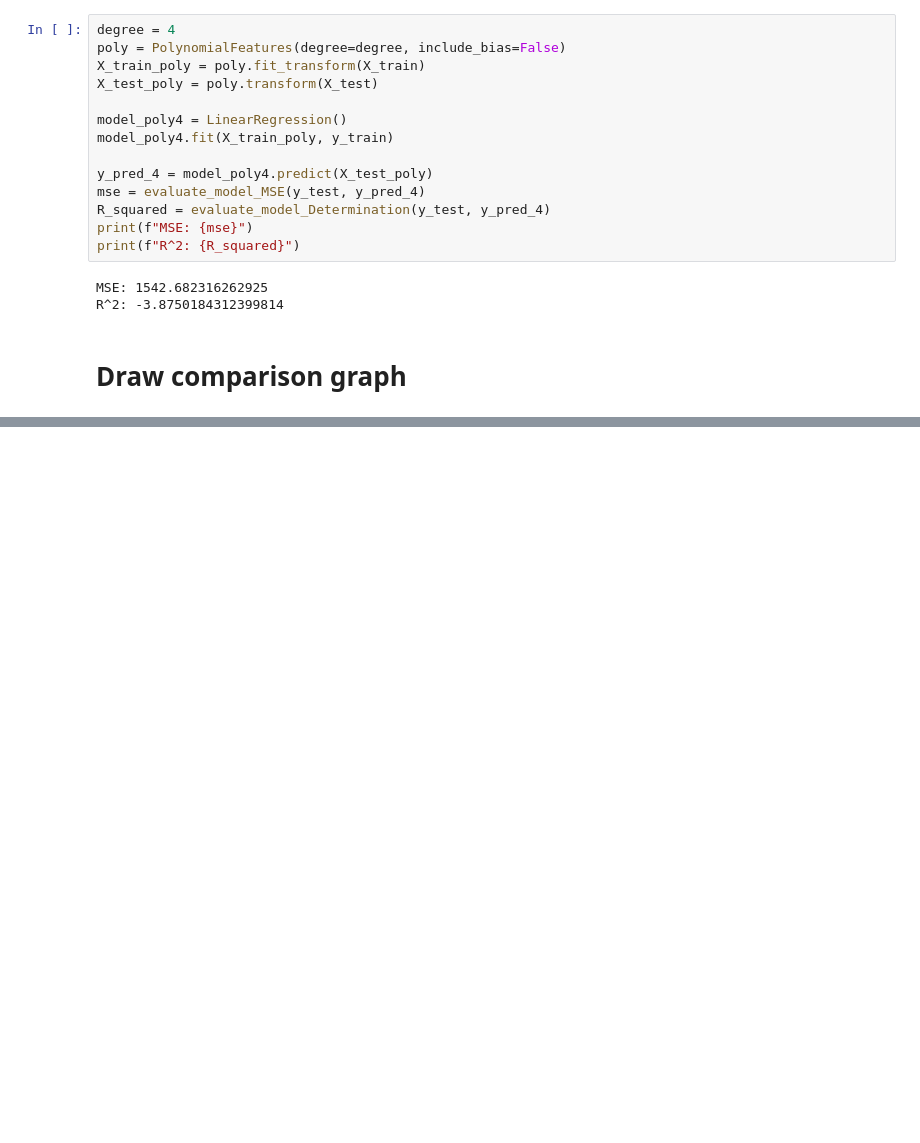
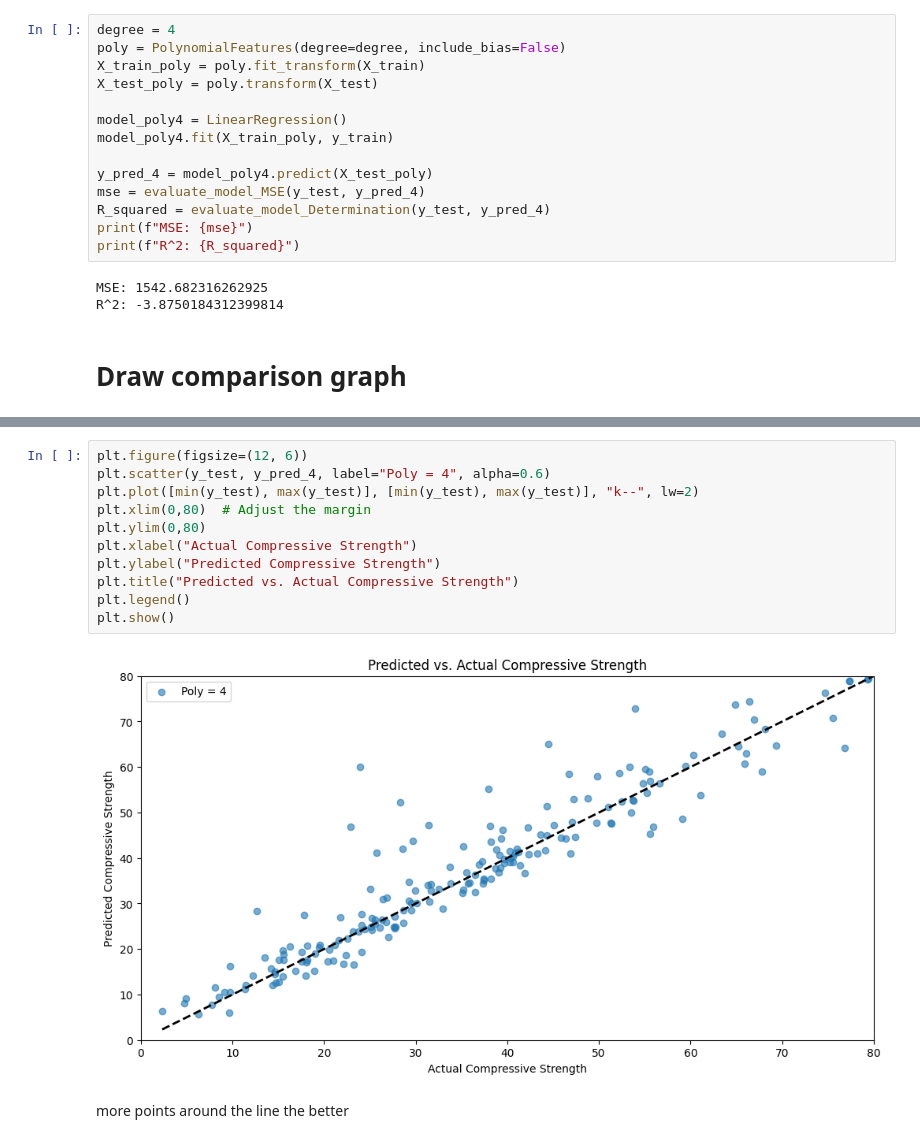
Before and after one commit to ParinArora/Assignment1A, a Jupyter notebook: Question5/Question5.ipynb, the cells around one changed output, grey strips where cells are left out. Drawn from its saved outputs; the diff is of its cells as text; blank space fills up the shorter version.

```diff
--- a/Question5/Question5.ipynb
+++ b/Question5/Question5.ipynb
@@ -215,0 +257,15 @@ Note: you may need to restart the kernel to use updated packages.
+# %%
+plt.figure(figsize=(12, 6))
+plt.scatter(y_test, y_pred_4, label="Poly = 4", alpha=0.6)
+plt.plot([min(y_test), max(y_test)], [min(y_test), max(y_test)], "k--", lw=2)
+plt.xlim(0,80)  # Adjust the margin
+plt.ylim(0,80)
+plt.xlabel("Actual Compressive Strength")
+plt.ylabel("Predicted Compressive Strength")
+plt.title("Predicted vs. Actual Compressive Strength")
+plt.legend()
+plt.show()
+# %% [output]
+[figure, added]
+# %% [markdown]
+more points around the line the better
```
Also changed, not shown: parts of 7 cells of this notebook, 1 other file.
